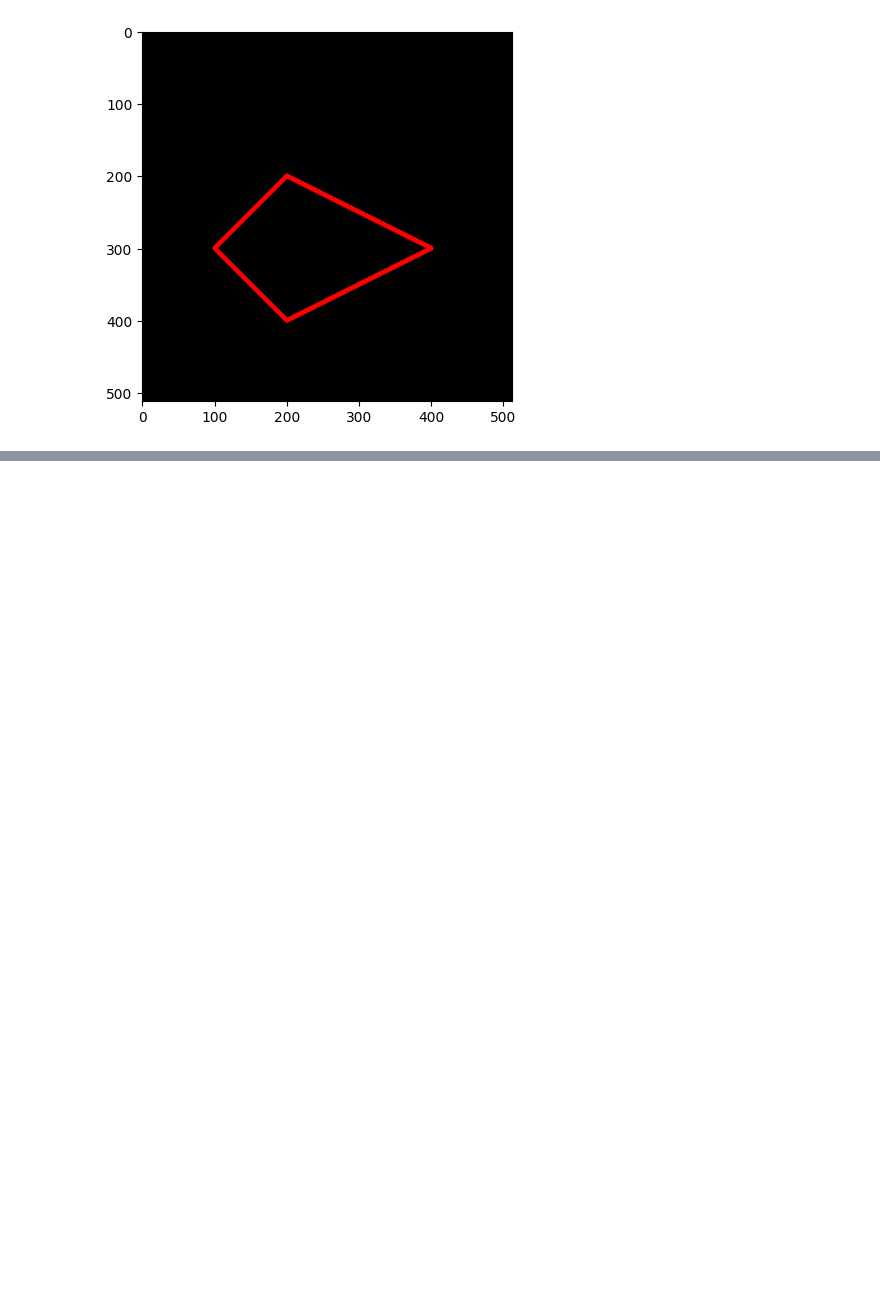
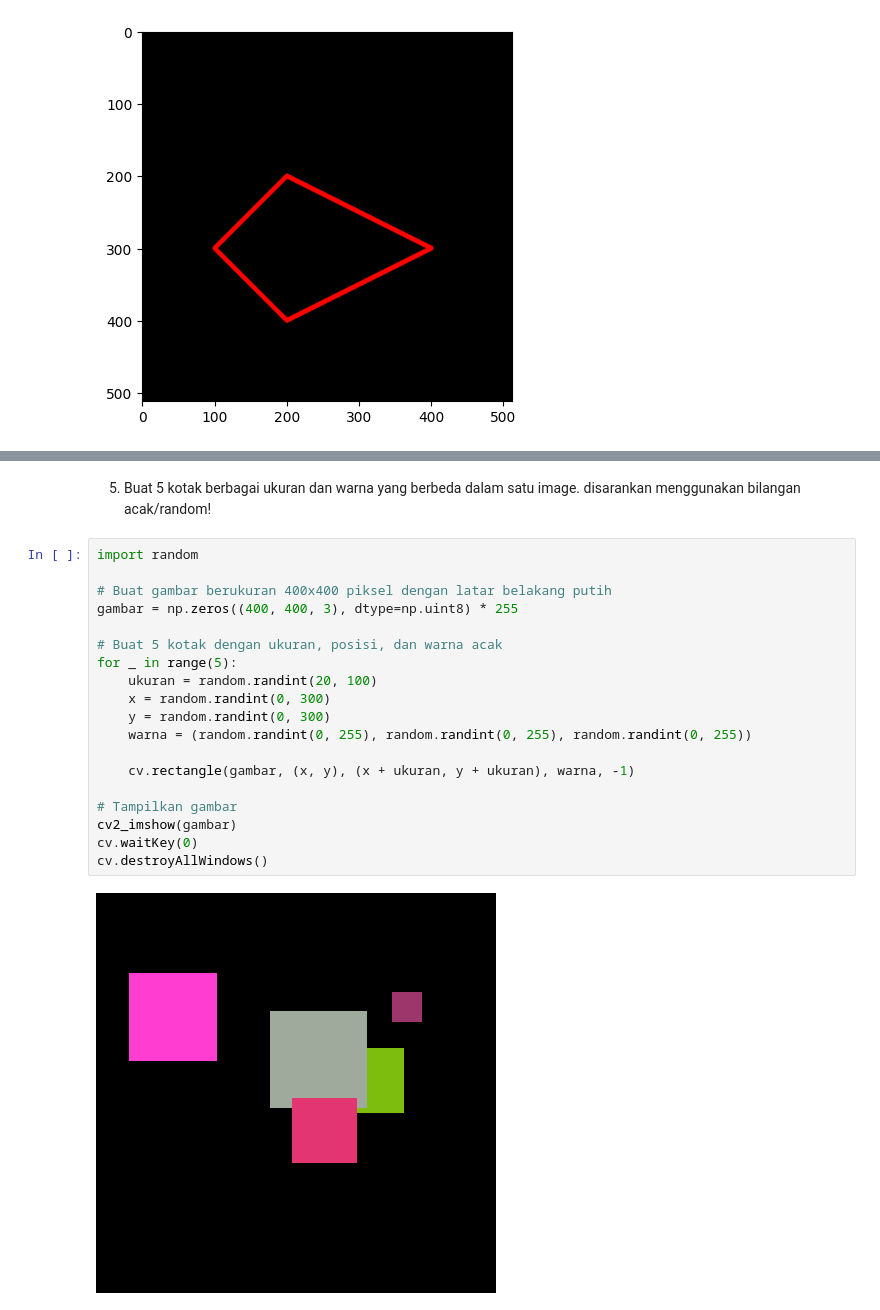
Before and after one commit to MuizzuddinRifqi/2141720027-PCVK-2023, a Jupyter notebook: Pertemuan-02/Pertemuan_02.ipynb, the cells around one changed output, grey strips where cells are left out. Cells and saved outputs as stored; diff of their text form; blank space fills up the shorter version.

```diff
--- a/Pertemuan-02/Pertemuan_02.ipynb
+++ b/Pertemuan-02/Pertemuan_02.ipynb
@@ -137,0 +224,24 @@ plt.imshow(black_img2)
+# %% [markdown]
+5. Buat 5 kotak berbagai ukuran dan warna yang berbeda dalam satu image.
+disarankan menggunakan bilangan acak/random!
+# %%
+import random
+
+# Buat gambar berukuran 400x400 piksel dengan latar belakang putih
+gambar = np.zeros((400, 400, 3), dtype=np.uint8) * 255
+
+# Buat 5 kotak dengan ukuran, posisi, dan warna acak
+for _ in range(5):
+    ukuran = random.randint(20, 100)
+    x = random.randint(0, 300)
+    y = random.randint(0, 300)
+    warna = (random.randint(0, 255), random.randint(0, 255), random.randint(0, 255))
+
+    cv.rectangle(gambar, (x, y), (x + ukuran, y + ukuran), warna, -1)
+
+# Tampilkan gambar
+cv2_imshow(gambar)
+cv.waitKey(0)
+cv.destroyAllWindows()
+# %% [output]
+[figure, added]
```
Also changed, not shown: parts of 14 cells of this notebook.
